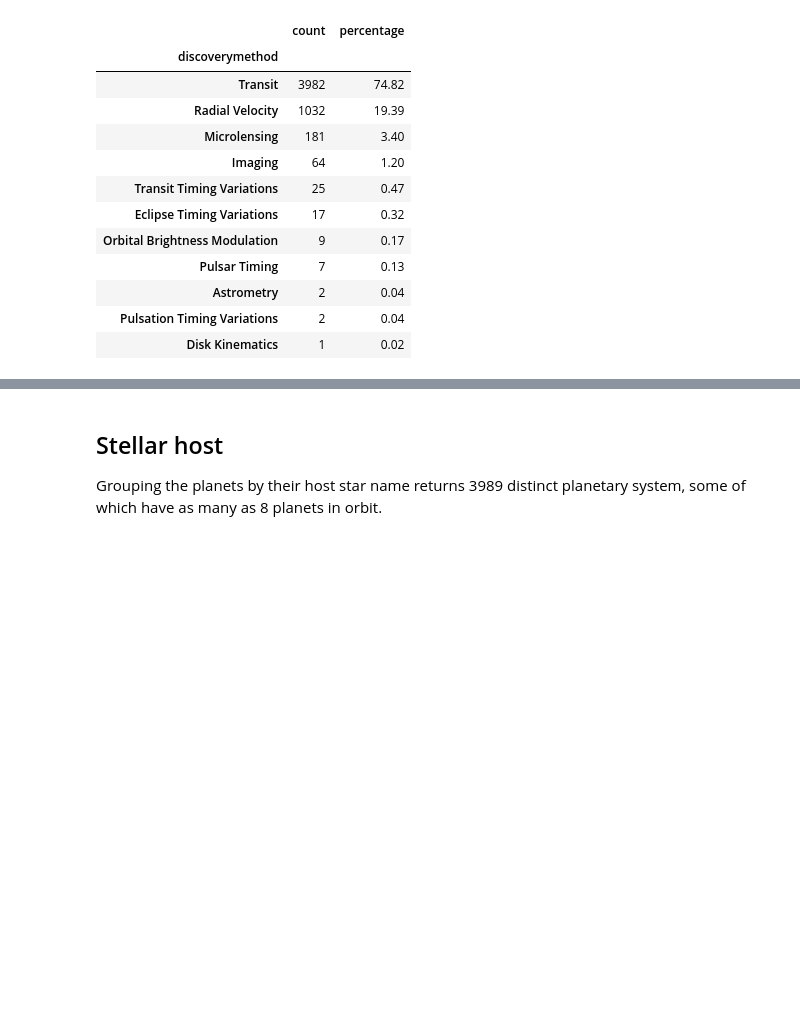
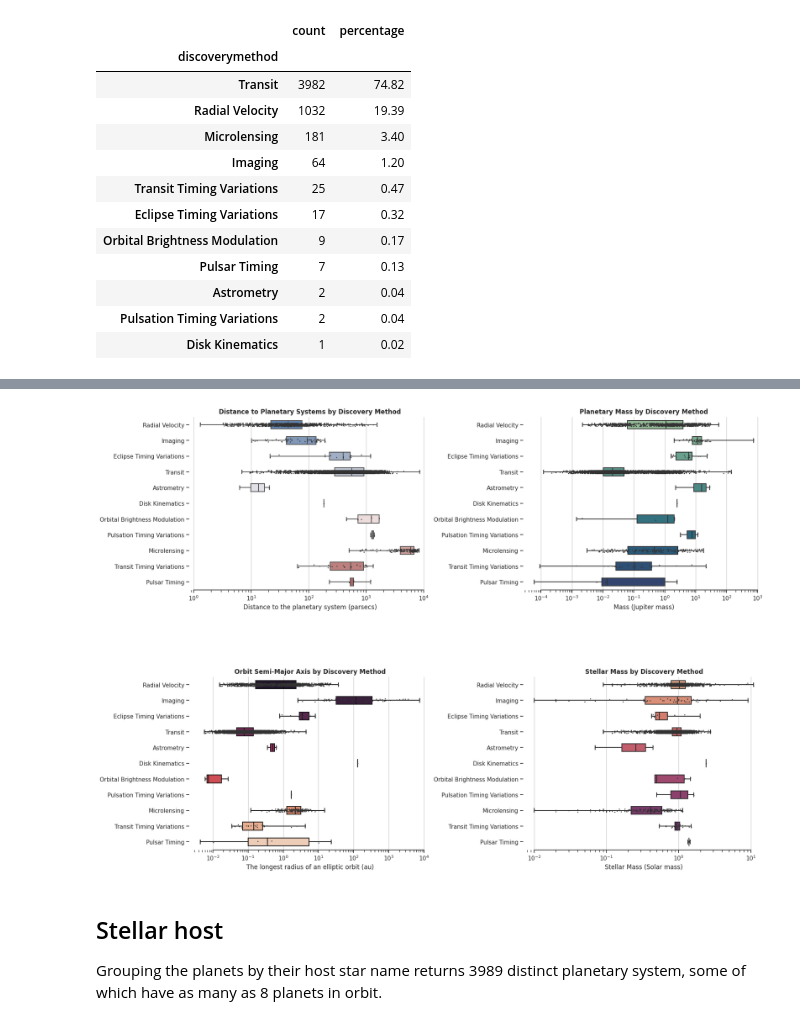
Before and after one commit to leoybkim/exoplanet, a Jupyter notebook: EDA.ipynb, the cells around one changed output, grey strips where cells are left out. Cells and saved outputs as stored; diff of their text form; code cells hidden in the pictures; blank space fills up the shorter version.

```diff
--- a/EDA.ipynb
+++ b/EDA.ipynb
@@ -322,3 +315,52 @@ plt.show()
+# %%
+sns.set_theme(style='ticks')
+fig, ax = plt.subplots(2, 2, figsize=(20, 16))
+fig.tight_layout(pad=12)
+ax1 = ax[0,0]
+ax2 = ax[0,1]
+ax3 = ax[1,0]
+ax4 = ax[1,1]
+
+sns.boxplot(x='sy_dist', y='discoverymethod', data=df, whis=[0, 100], width=0.5, palette='vlag', ax=ax1)
+sns.stripplot(x='sy_dist', y='discoverymethod', data=df, size=2, color='0.2', linewidth=0, ax=ax1)
+ax1.set_xscale('log')
+ax1.xaxis.grid(True)
+ax1.set_ylabel('')
+ax1.set_xlabel('Distance to the planetary system (parsecs)')
+ax1.set_title('Distance to Planetary Systems by Discovery Method', fontweight='bold')
+sns.despine(trim=True, left=True, ax=ax1)
+
+
+sns.boxplot(x='pl_bmassj', y='discoverymethod', data=df, whis=[0, 100], width=0.5, palette='crest',  ax=ax2)
+sns.stripplot(x='pl_bmassj', y='discoverymethod', data=df, size=2, color='0.2', linewidth=0, ax=ax2)
+ax2.set_xscale('log')
+ax2.xaxis.grid(True)
+ax2.set_ylabel('')
+ax2.set_xlabel('Mass (Jupiter mass)')
+ax2.set_title('Planetary Mass by Discovery Method', fontweight='bold')
+sns.despine(trim=True, left=True, ax=ax2)
+
+
+sns.boxplot(x='pl_orbsmax', y='discoverymethod', data=df, whis=[0, 100], width=0.5, palette='rocket', ax=ax3)
+sns.stripplot(x='pl_orbsmax', y='discoverymethod', data=df, size=2, color='0.2', linewidth=0, ax=ax3)
+ax3.set_xscale('log')
+ax3.xaxis.grid(True)
+ax3.set_ylabel('')
+ax3.set_xlabel('The longest radius of an elliptic orbit (au)')
+ax3.set_title('Orbit Semi-Major Axis by Discovery Method', fontweight='bold')
+sns.despine(trim=True, left=True, ax=ax3)
+
+
+sns.boxplot(x='st_mass', y='discoverymethod', data=df, whis=[0, 100], width=0.5, palette='flare', ax=ax4)
+sns.stripplot(x='st_mass', y='discoverymethod', data=df, size=2, color='0.2', linewidth=0, ax=ax4)
+ax4.set_xscale('log')
+ax4.xaxis.grid(True)
+ax4.set_ylabel('')
+ax4.set_xlabel('Stellar Mass (Solar mass)')
+ax4.set_title('Stellar Mass by Discovery Method', fontweight='bold')
+sns.despine(trim=True, left=True, ax=ax4)
+# %% [output]
+[figure, added]
 # %% [markdown]
 ## Stellar host
 
```
Also changed, not shown: parts of 21 cells of this notebook, 1 other file.
